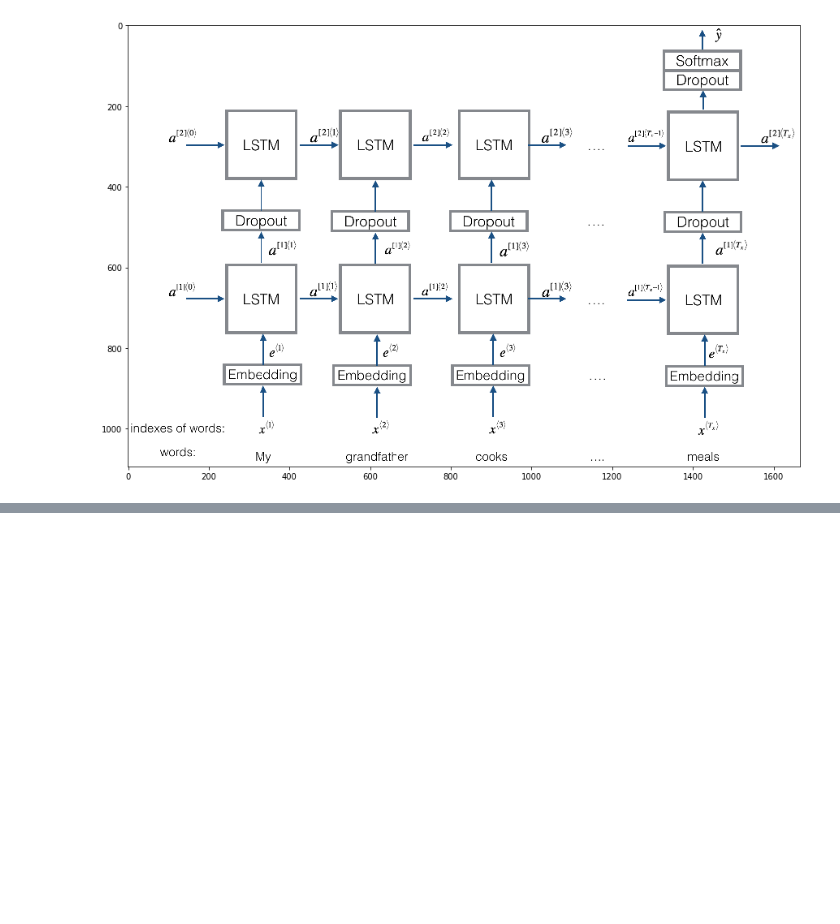
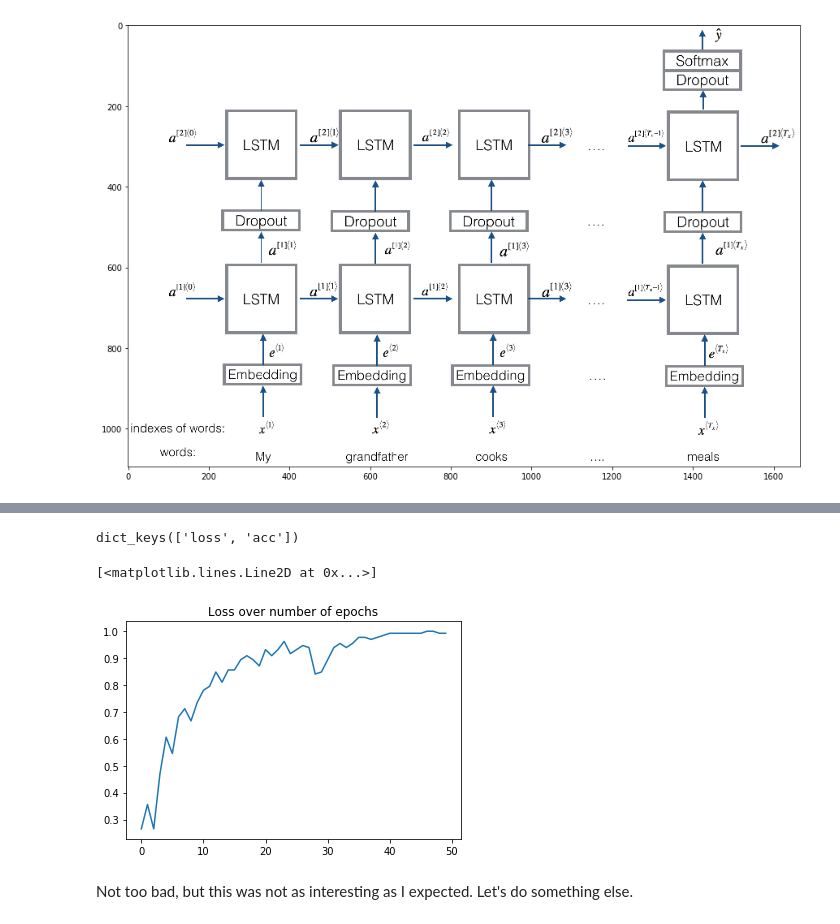
Before and after one commit to DrAlexSanz/Emojify, a Jupyter notebook: Emojify.ipynb, the cells around one changed output, grey strips where cells are left out. Cells and saved outputs as stored; diff of their text form; code cells hidden in the pictures; blank space fills up the shorter version.

```diff
--- a/Emojify.ipynb
+++ b/Emojify.ipynb
@@ -350,0 +434,6 @@ plt.imshow(net1)
+# %%
+optim = optimizers.Adam(lr = 1e-3)
+
+hist = History()
+
+the_model.compile(loss = "categorical_crossentropy", optimizer = optim, metrics = ["accuracy"])
@@ -350,0 +446,5 @@ plt.imshow(net1)
+# %%
+num_epochs = 50
+b_size = 32
+
+the_model.fit(X_train_indices, Y_train_oh, epochs = num_epochs,batch_size = b_size, callbacks = [hist])
@@ -350,0 +463,14 @@ plt.imshow(net1)
+# %%
+print(hist.history.keys())
+# %% [output]
+dict_keys(['loss', 'acc'])
+# %%
+plt.figure();
+plt.title("Loss over number of epochs")
+
+plt.plot(range(num_epochs), list(hist.history.values())[1])
+# %% [output]
+[<matplotlib.lines.Line2D at 0x...>]
+[figure, added]
+# %% [markdown]
+Not too bad, but this was not as interesting as I expected. Let's do something else.
```
Also changed, not shown: parts of 12 cells of this notebook.
